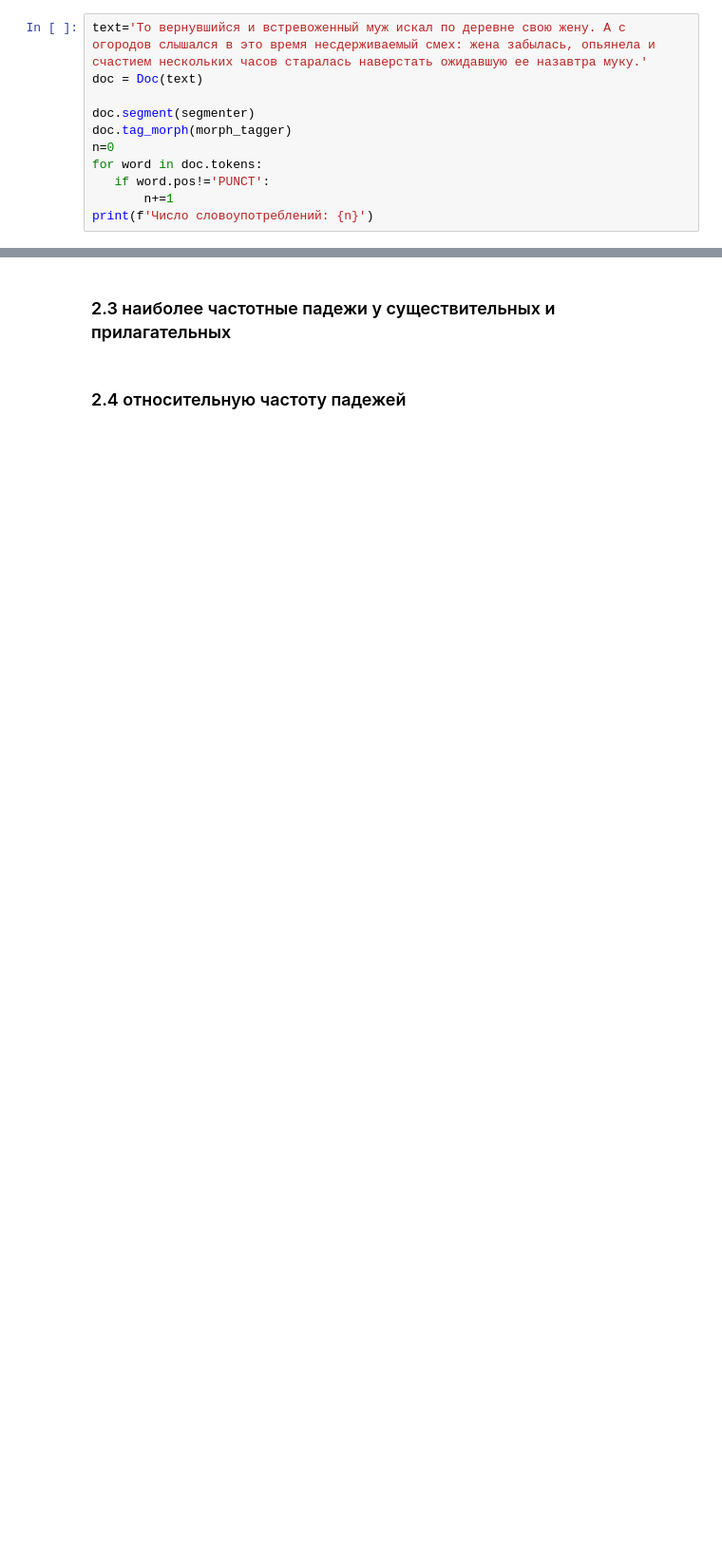
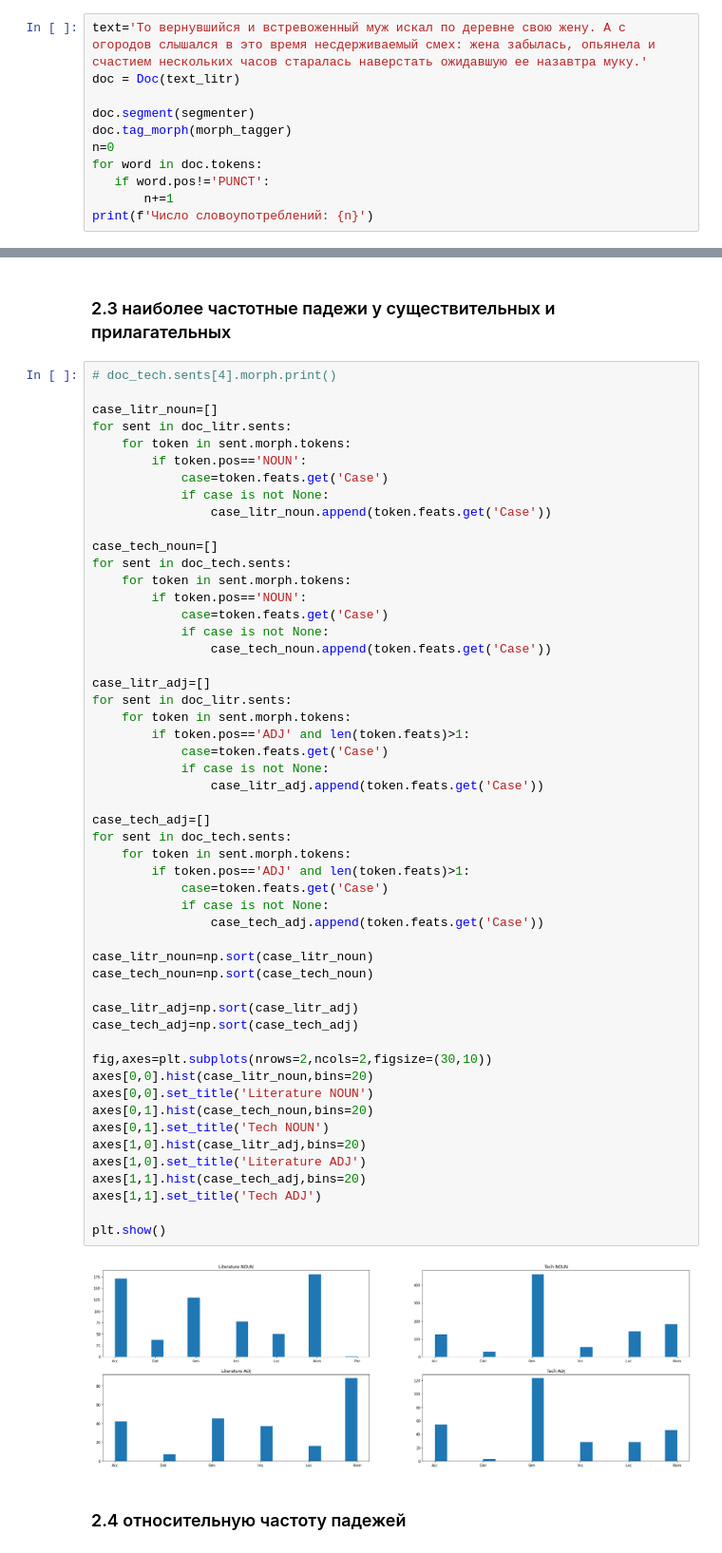
Before and after one commit to dkagramanyan/comp_ling, a Jupyter notebook: hw1/hw1.ipynb, the cells around one changed output, grey strips where cells are left out. Shown: that part at 95% size. Drawn from its saved outputs; the diff is of its cells as text; blank space fills up the shorter version.

```diff
--- a/hw1/hw1.ipynb
+++ b/hw1/hw1.ipynb
@@ -13,7 +15,7 @@ text1=
 ### 1.1 общее число словоупотреблений
 # %%
 text='То вернувшийся и встревоженный муж искал по деревне свою жену. А с огородов слышался в это время несдерживаемый смех: жена забылась, опьянела и счастием нескольких часов старалась наверстать ожидавшую ее назавтра муку.'
-doc = Doc(text)
+doc = Doc(text_litr)
 
 doc.segment(segmenter)
 doc.tag_morph(morph_tagger)
@@ -50,4 +84,58 @@ print(f'Средняя длина предложений: {n/len(doc.sents):1f}'
 # %% [markdown]
 ### 2.3 наиболее частотные падежи у существительных и прилагательных
+# %%
+# doc_tech.sents[4].morph.print()
+
+case_litr_noun=[]
+for sent in doc_litr.sents:
+    for token in sent.morph.tokens:
+        if token.pos=='NOUN':
+            case=token.feats.get('Case')
+            if case is not None:
+                case_litr_noun.append(token.feats.get('Case'))
+
+case_tech_noun=[]
+for sent in doc_tech.sents:
+    for token in sent.morph.tokens:
+        if token.pos=='NOUN':
+            case=token.feats.get('Case')
+            if case is not None:
+                case_tech_noun.append(token.feats.get('Case'))
+
+case_litr_adj=[]
+for sent in doc_litr.sents:
+    for token in sent.morph.tokens:
+        if token.pos=='ADJ' and len(token.feats)>1:
+            case=token.feats.get('Case')
+            if case is not None:
+                case_litr_adj.append(token.feats.get('Case'))
+
+case_tech_adj=[]
+for sent in doc_tech.sents:
+    for token in sent.morph.tokens:
+        if token.pos=='ADJ' and len(token.feats)>1:
+            case=token.feats.get('Case')
+            if case is not None:
+                case_tech_adj.append(token.feats.get('Case'))
+
+case_litr_noun=np.sort(case_litr_noun)
+case_tech_noun=np.sort(case_tech_noun)
+
+case_litr_adj=np.sort(case_litr_adj)
+case_tech_adj=np.sort(case_tech_adj)
+
+fig,axes=plt.subplots(nrows=2,ncols=2,figsize=(30,10))
+axes[0,0].hist(case_litr_noun,bins=20)
+axes[0,0].set_title('Literature NOUN')
+axes[0,1].hist(case_tech_noun,bins=20)
+axes[0,1].set_title('Tech NOUN')
+axes[1,0].hist(case_litr_adj,bins=20)
+axes[1,0].set_title('Literature ADJ')
+axes[1,1].hist(case_tech_adj,bins=20)
+axes[1,1].set_title('Tech ADJ')
+
+plt.show()
+# %% [output]
+[figure, added]
 # %% [markdown]
 ### 2.4 относительную частоту падежей
```
Also changed, not shown: parts of 11 cells of this notebook, 2 other files.
